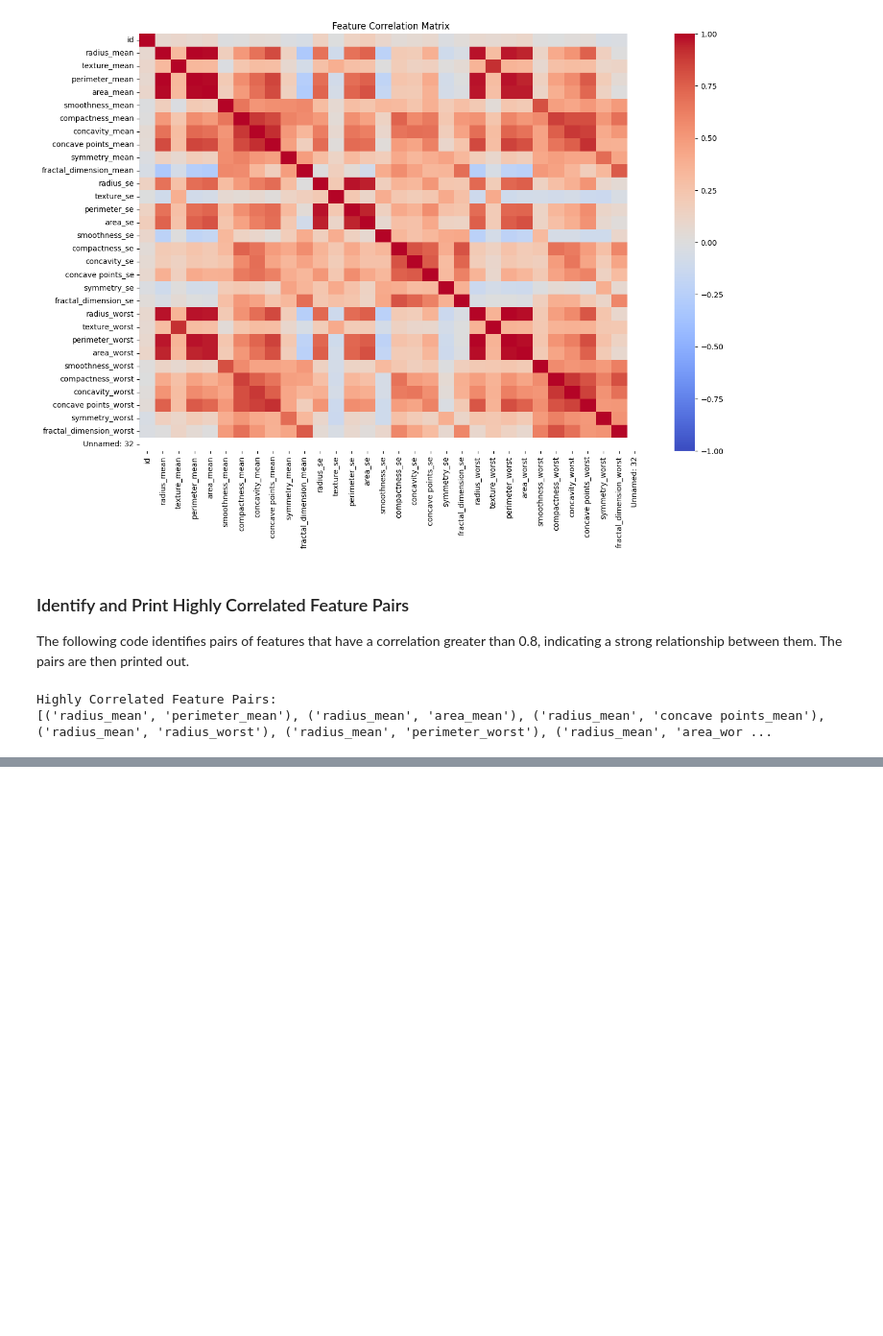
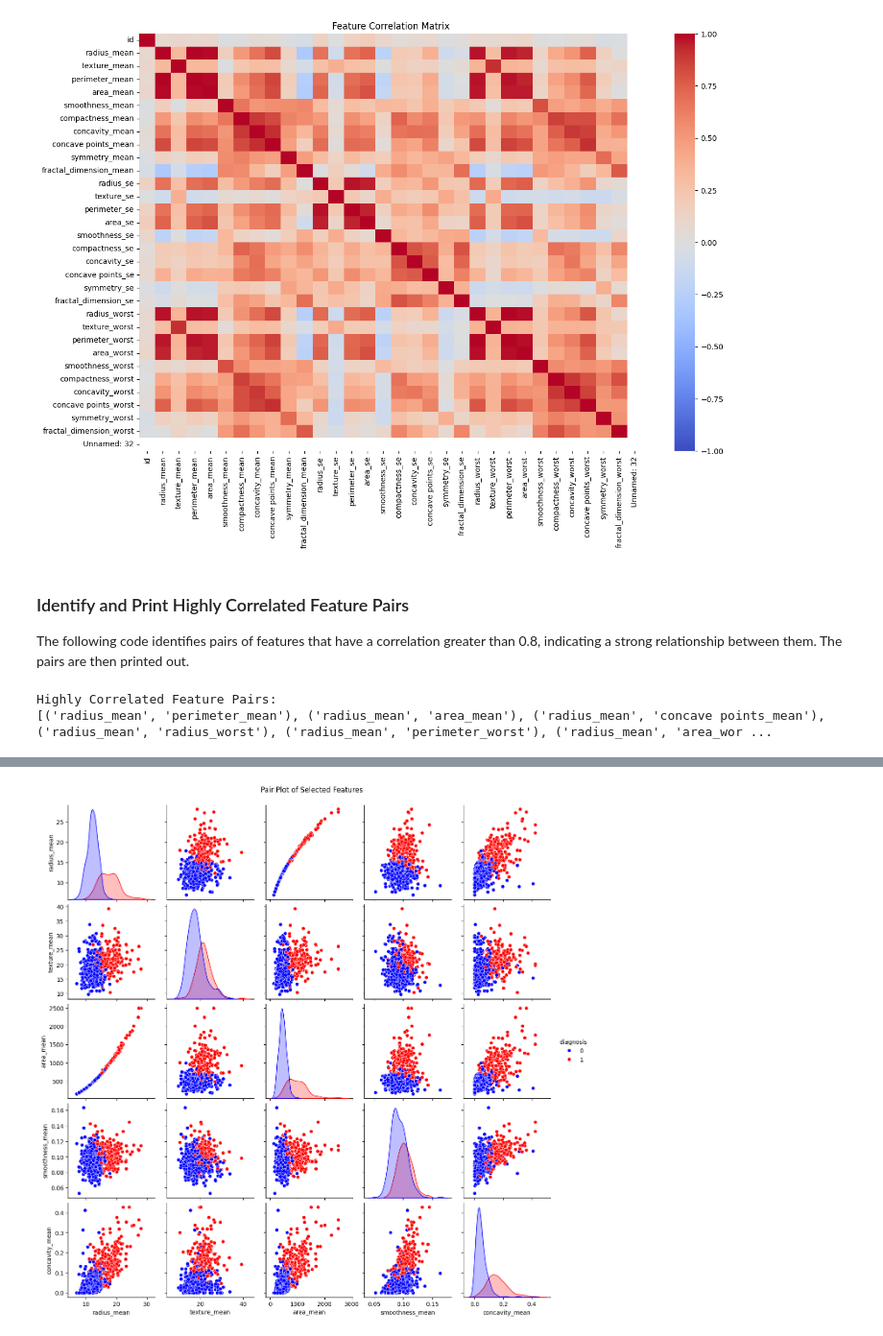
Before and after one commit to Anndischeh/Introduction-to-AI-dataset-classification, a Jupyter notebook: breast-cancer-wisconsin-data.ipynb, the cells around one changed output, grey strips where cells are left out. Shown at 96% size. Cells and saved outputs as stored; diff of their text form; code cells hidden in the pictures; blank space fills up the shorter version.

Commit message:
Create pair plot of selected features with hue for diagnosis

```diff
--- a/breast-cancer-wisconsin-data.ipynb
+++ b/breast-cancer-wisconsin-data.ipynb
@@ -393,0 +400,13 @@ Highly Correlated Feature Pairs:
+# %%
+# Map diagnosis column to numeric values if necessary
+df['diagnosis'] = df['diagnosis'].map({'M': 1, 'B': 0})
+
+# Select features for pair plot
+selected_features = ['radius_mean', 'texture_mean', 'area_mean', 'smoothness_mean', 'concavity_mean', 'diagnosis']
+
+# Create pair plot for selected features
+sns.pairplot(df[selected_features], hue='diagnosis', palette={1: 'red', 0: 'blue'}, diag_kind='kde')
+plt.suptitle("Pair Plot of Selected Features", y=1.02)
+plt.show()
+# %% [output]
+[figure, added]
```
Also changed, not shown: parts of 1 cell of this notebook.
